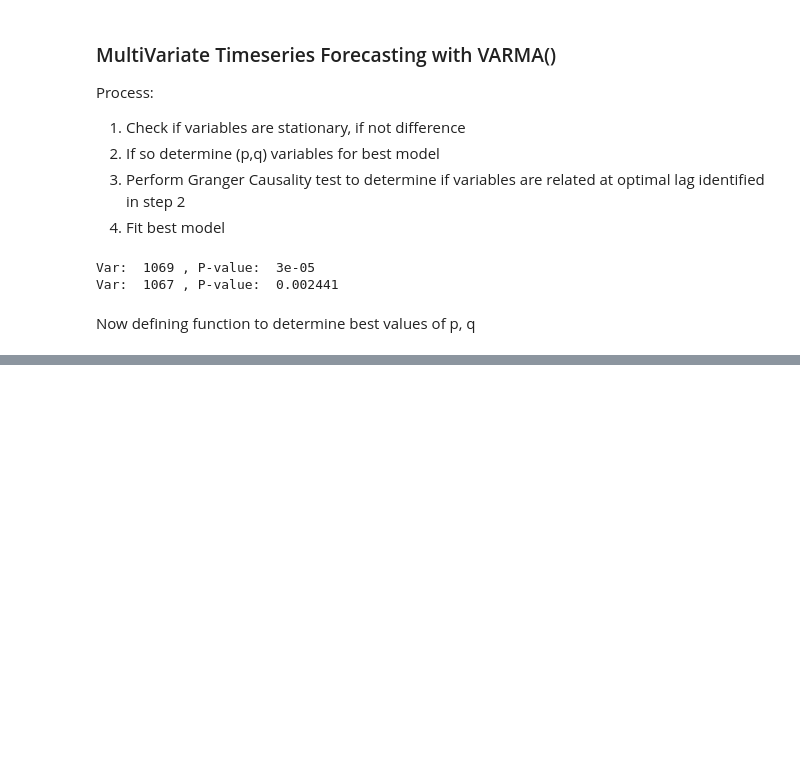
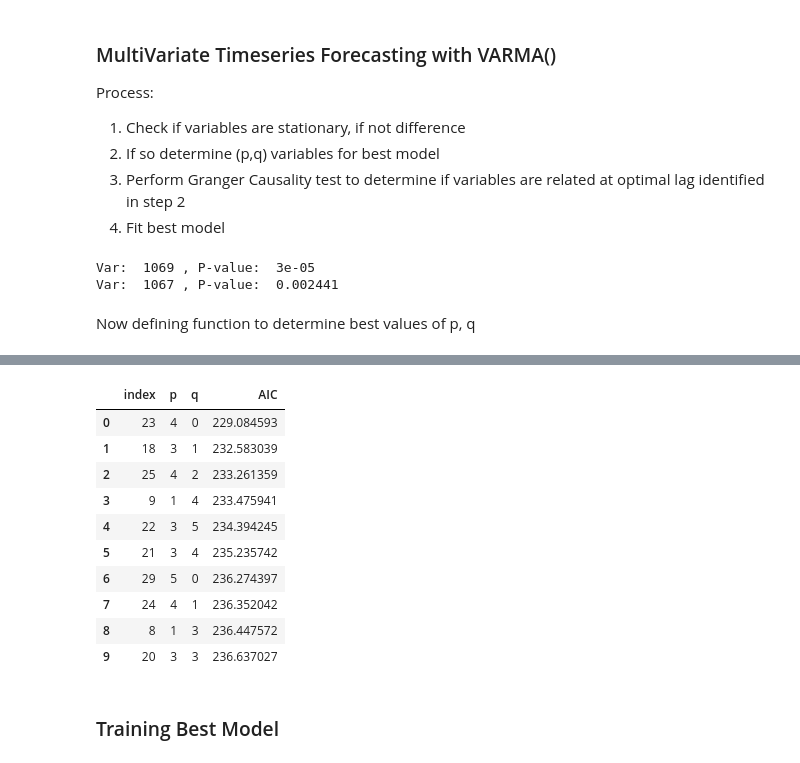
Before and after one commit to pinstripezebra/Air-Polution-Forecasting, a Jupyter notebook: aggregate_analysis.ipynb, the cells around one changed output, grey strips where cells are left out. Drawn from its saved outputs; the diff is of its cells as text; code cells hidden in the pictures; blank space fills up the shorter version.

```diff
--- a/aggregate_analysis.ipynb
+++ b/aggregate_analysis.ipynb
@@ -388,7 +388,7 @@ test_multivariate = multivariate_df[training_len:]
 
 
 # Training models
-results_df = optimize_VARMA(train_multivariate[vars], 12)
+results_df = optimize_VARMA(train_multivariate[vars], 6)
 # %% [output]
 Maximum Likelihood optimization failed to converge. Check mle_retvals
 
@@ -426,0 +488,16 @@ Estimation of VARMA(p,q) models is not generically robust, due especially to ide
+# %%
+results_df.head(10)
+# %% [output]
+|  | index | p | q | AIC |
+| 0 | 23 | 4 | 0 | 229.084593 |
+| 1 | 18 | 3 | 1 | 232.583039 |
+| 2 | 25 | 4 | 2 | 233.261359 |
+| 3 | 9 | 1 | 4 | 233.475941 |
+| 4 | 22 | 3 | 5 | 234.394245 |
+| 5 | 21 | 3 | 4 | 235.235742 |
+| 6 | 29 | 5 | 0 | 236.274397 |
+| 7 | 24 | 4 | 1 | 236.352042 |
+| 8 | 8 | 1 | 3 | 236.447572 |
+| 9 | 20 | 3 | 3 | 236.637027 |
+# %% [markdown]
+### Training Best Model
```
Also changed, not shown: parts of 3 cells of this notebook.
